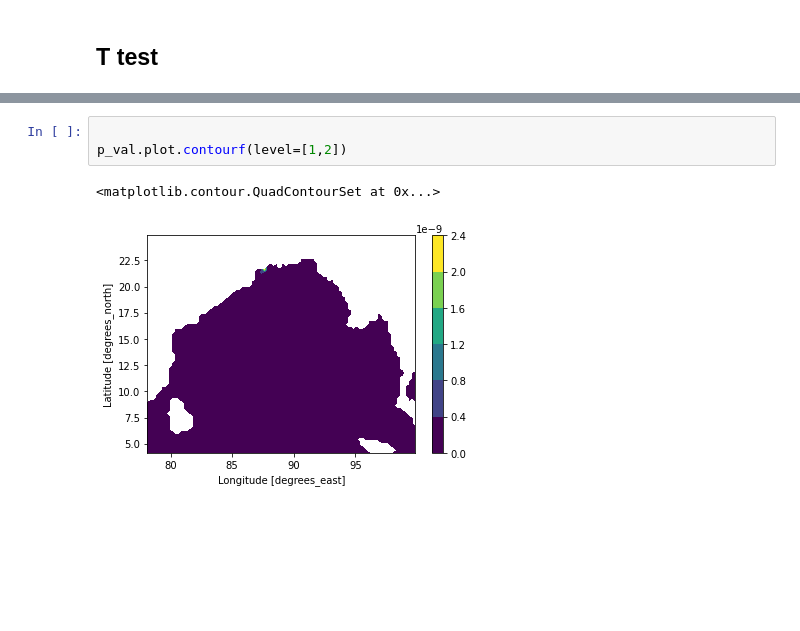
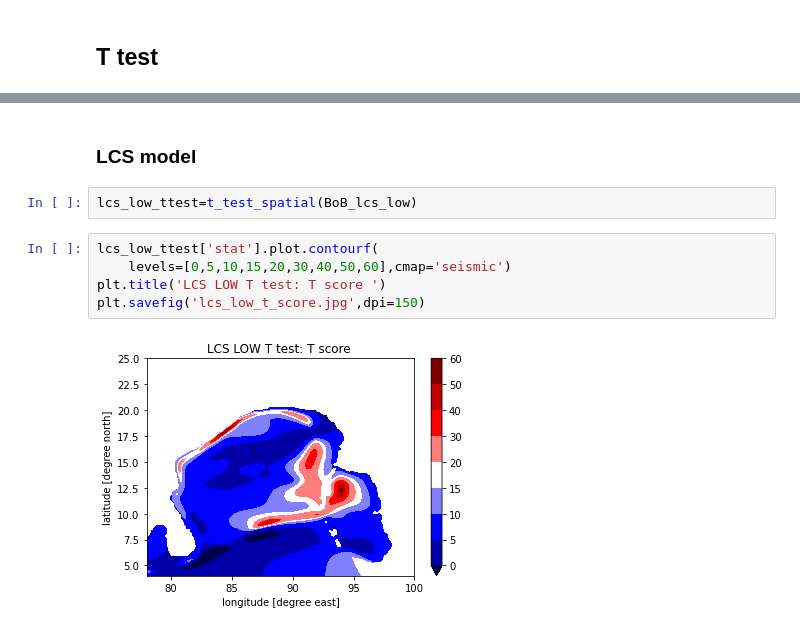
Before and after one commit to ghossh/BoB-Decadal-SLA, a Jupyter notebook: BoB_plots.ipynb, the cells around one changed output, grey strips where cells are left out. Drawn from its saved outputs; the diff is of its cells as text; blank space fills up the shorter version.

```diff
--- a/BoB_plots.ipynb
+++ b/BoB_plots.ipynb
@@ -565,6 +574,11 @@ plt.savefig('altimeter_low_t_score.jpg')
-# %%
-
-p_val.plot.contourf(level=[1,2])
-# %% [output]
-<matplotlib.contour.QuadContourSet at 0x...>
-[figure, removed]
+# %% [markdown]
+### LCS model
+# %%
+lcs_low_ttest=t_test_spatial(BoB_lcs_low)
+# %%
+lcs_low_ttest['stat'].plot.contourf(
+    levels=[0,5,10,15,20,30,40,50,60],cmap='seismic')
+plt.title('LCS LOW T test: T score ')
+plt.savefig('lcs_low_t_score.jpg',dpi=150)
+# %% [output]
+[figure, added]
```
Also changed, not shown: parts of 10 cells of this notebook, 4 other files.
